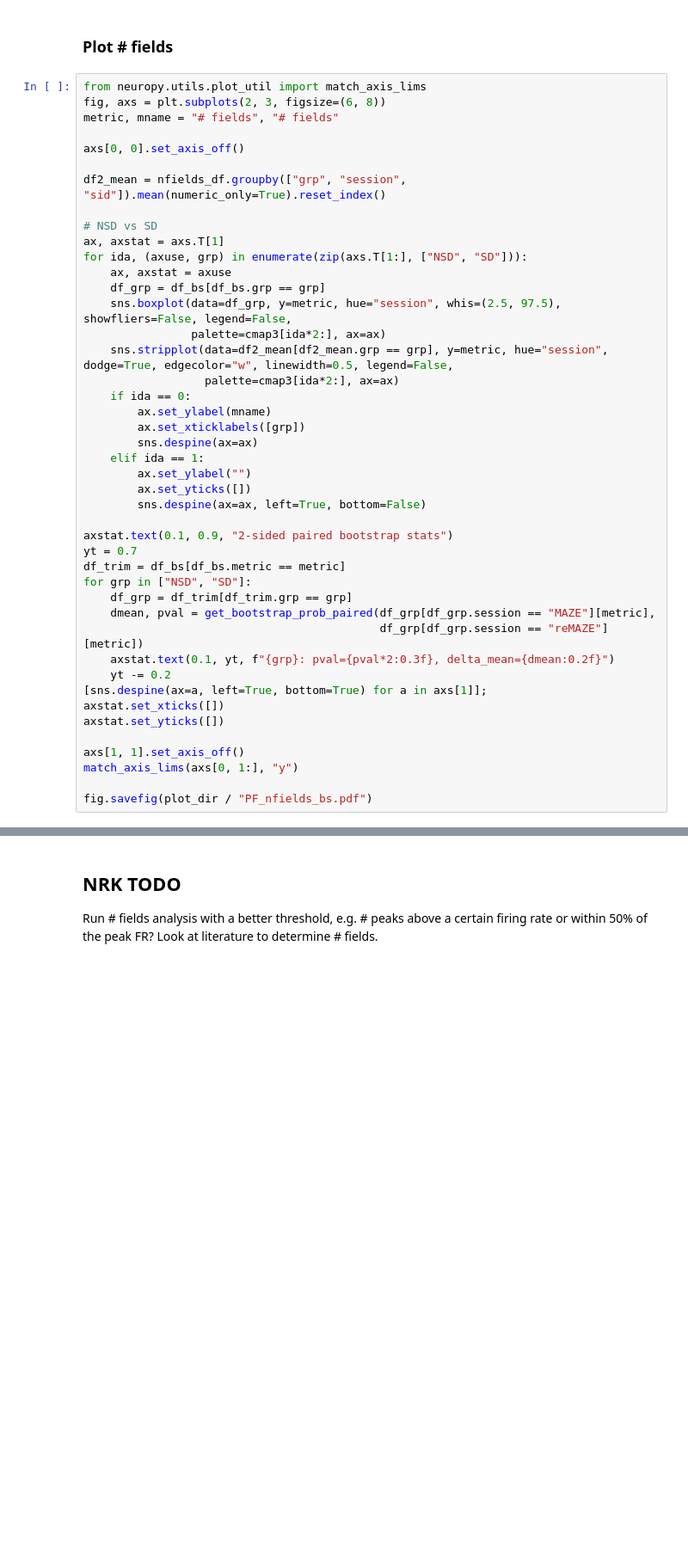
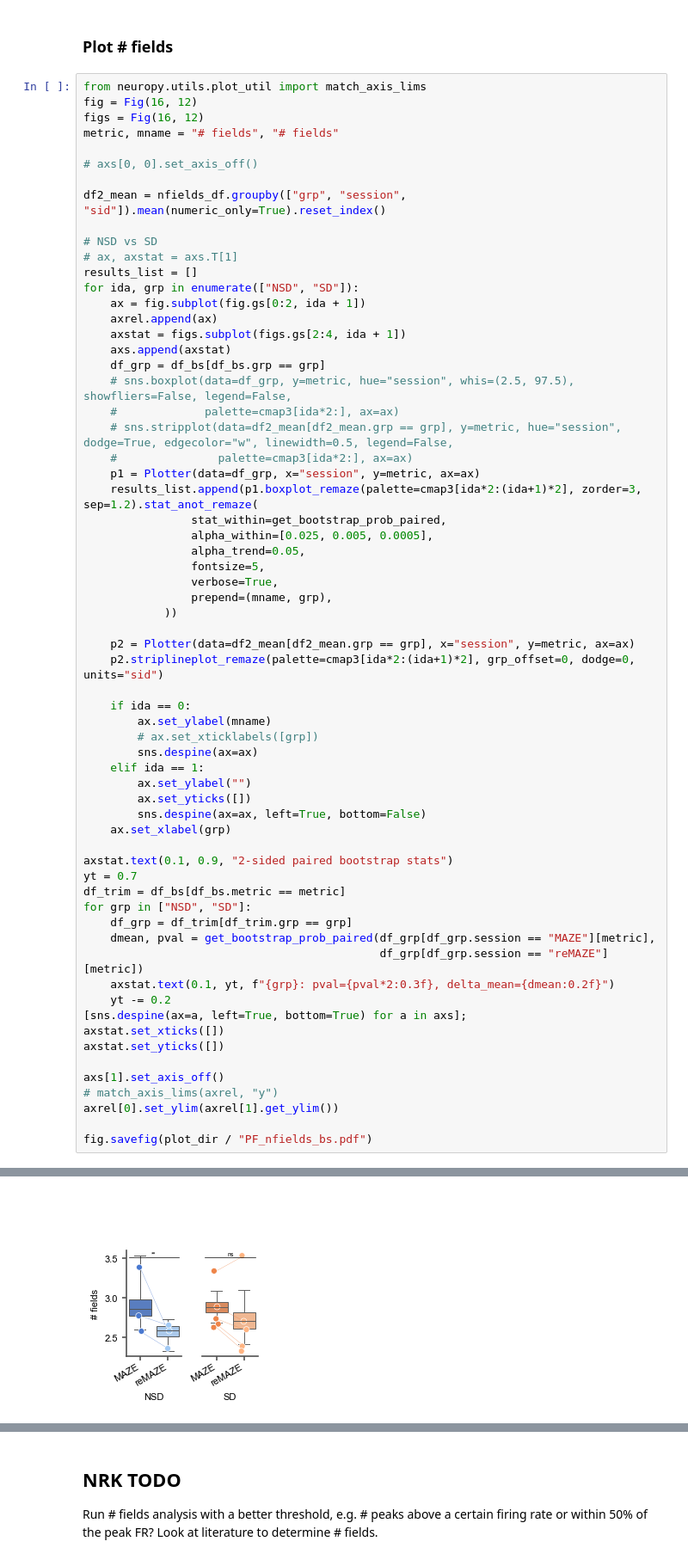
Before and after one commit to nkinsky/Projects_sandbox, a Jupyter notebook: sd_drift/sd_figure2_pf_characteristics.ipynb, the cells around one changed output, grey strips where cells are left out. Shown at 86% size. Cells and saved outputs as stored; diff of their text form; blank space fills up the shorter version.

```diff
--- a/sd_drift/sd_figure2_pf_characteristics.ipynb
+++ b/sd_drift/sd_figure2_pf_characteristics.ipynb
@@ -436,30 +700,49 @@ df_bs
 ### Plot # fields
 # %%
 from neuropy.utils.plot_util import match_axis_lims
-fig, axs = plt.subplots(2, 3, figsize=(6, 8))
+fig = Fig(16, 12)
+figs = Fig(16, 12)
 metric, mname = "# fields", "# fields"
 
-axs[0, 0].set_axis_off()
+# axs[0, 0].set_axis_off()
 
 df2_mean = nfields_df.groupby(["grp", "session", "sid"]).mean(numeric_only=True).reset_index()
 
 # NSD vs SD
-ax, axstat = axs.T[1]
-for ida, (axuse, grp) in enumerate(zip(axs.T[1:], ["NSD", "SD"])):
-    ax, axstat = axuse
+# ax, axstat = axs.T[1]
+results_list = []
+for ida, grp in enumerate(["NSD", "SD"]):
+    ax = fig.subplot(fig.gs[0:2, ida + 1])
+    axrel.append(ax)
+    axstat = figs.subplot(figs.gs[2:4, ida + 1])
+    axs.append(axstat)
     df_grp = df_bs[df_bs.grp == grp]
-    sns.boxplot(data=df_grp, y=metric, hue="session", whis=(2.5, 97.5), showfliers=False, legend=False,
-                palette=cmap3[ida*2:], ax=ax)
-    sns.stripplot(data=df2_mean[df2_mean.grp == grp], y=metric, hue="session", dodge=True, edgecolor="w", linewidth=0.5, legend=False,
-                  palette=cmap3[ida*2:], ax=ax)
+    # sns.boxplot(data=df_grp, y=metric, hue="session", whis=(2.5, 97.5), showfliers=False, legend=False,
+    #             palette=cmap3[ida*2:], ax=ax)
+    # sns.stripplot(data=df2_mean[df2_mean.grp == grp], y=metric, hue="session", dodge=True, edgecolor="w", linewidth=0.5, legend=False,
+    #               palette=cmap3[ida*2:], ax=ax)
+    p1 = Plotter(data=df_grp, x="session", y=metric, ax=ax)
+    results_list.append(p1.boxplot_remaze(palette=cmap3[ida*2:(ida+1)*2], zorder=3, sep=1.2).stat_anot_remaze(
+                stat_within=get_bootstrap_prob_paired,
+                alpha_within=[0.025, 0.005, 0.0005],
+                alpha_trend=0.05,
+                fontsize=5,
+                verbose=True,
+                prepend=(mname, grp),
+            ))
+
+    p2 = Plotter(data=df2_mean[df2_mean.grp == grp], x="session", y=metric, ax=ax)
+    p2.striplineplot_remaze(palette=cmap3[ida*2:(ida+1)*2], grp_offset=0, dodge=0, units="sid")
+
     if ida == 0:
         ax.set_ylabel(mname)
-        ax.set_xticklabels([grp])
+        # ax.set_xticklabels([grp])
         sns.despine(ax=ax)
     elif ida == 1:
         ax.set_ylabel("")
         ax.set_yticks([])
         sns.despine(ax=ax, left=True, bottom=False)
+    ax.set_xlabel(grp)
 
 axstat.text(0.1, 0.9, "2-sided paired bootstrap stats")
 yt = 0.7
@@ -470,11 +753,13 @@ for grp in ["NSD", "SD"]:
                                             df_grp[df_grp.session == "reMAZE"][metric])
     axstat.text(0.1, yt, f"{grp}: pval={pval*2:0.3f}, delta_mean={dmean:0.2f}")
     yt -= 0.2
-[sns.despine(ax=a, left=True, bottom=True) for a in axs[1]];
+[sns.despine(ax=a, left=True, bottom=True) for a in axs];
 axstat.set_xticks([])
 axstat.set_yticks([])
 
-axs[1, 1].set_axis_off()
-match_axis_lims(axs[0, 1:], "y")
+axs[1].set_axis_off()
+# match_axis_lims(axrel, "y")
+axrel[0].set_ylim(axrel[1].get_ylim())
 
 fig.savefig(plot_dir / "PF_nfields_bs.pdf")
+# %% [output]
@@ -480,0 +797 @@ fig.savefig(plot_dir / "PF_nfields_bs.pdf")
+[figure, added]
```
Also changed, not shown: parts of 16 cells of this notebook.
